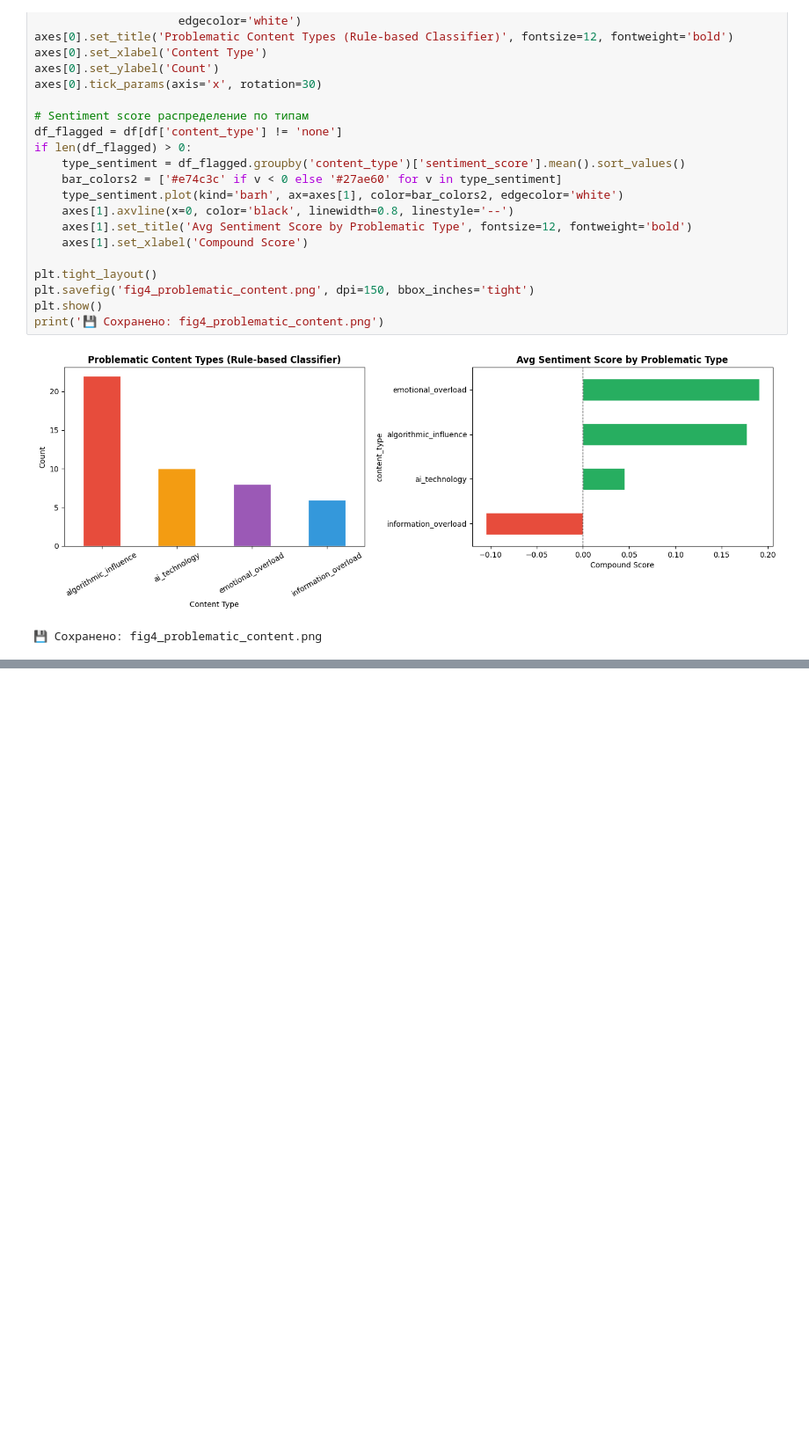
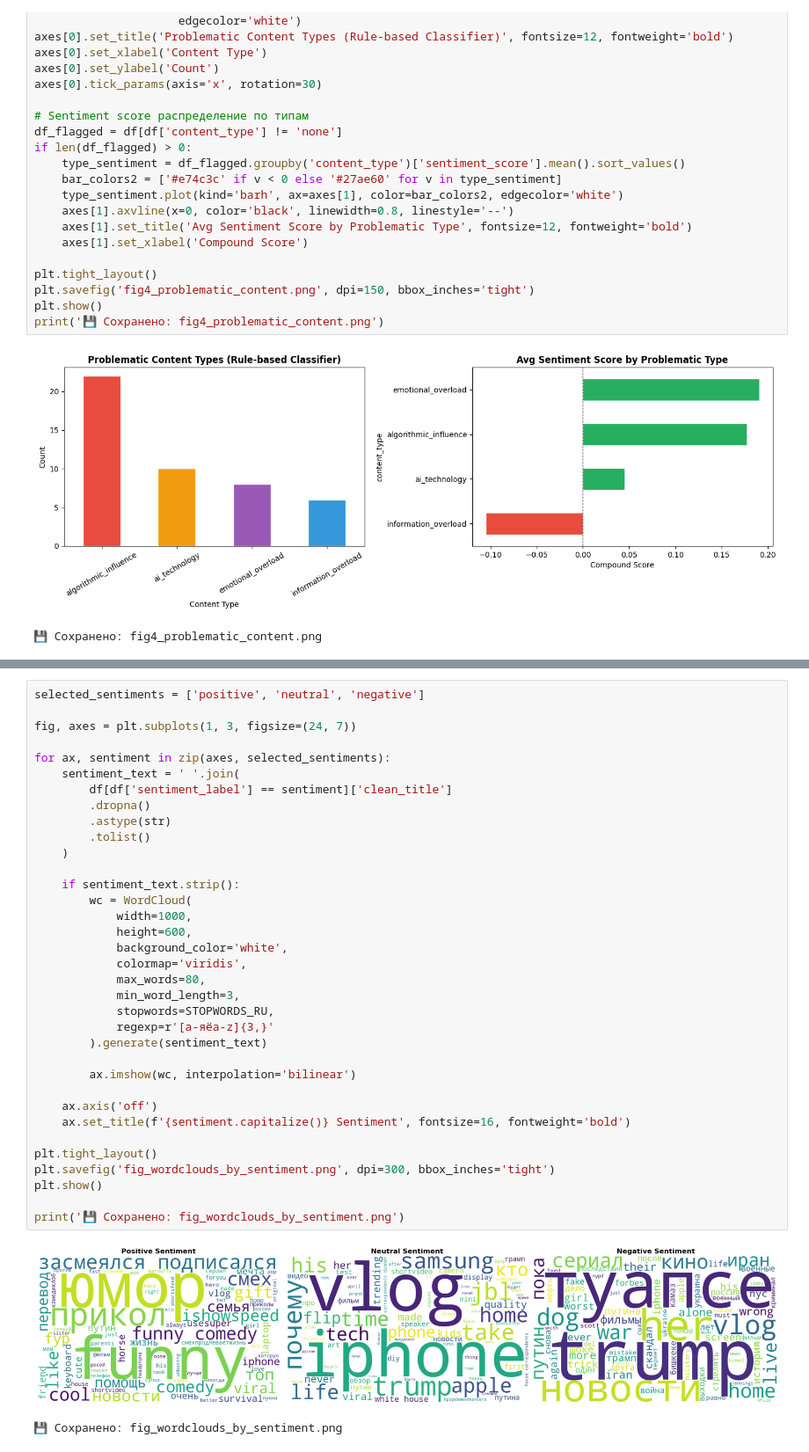
Before and after one commit to KamilaAkhmetova/youtube-ai-project, a Jupyter notebook: main.ipynb, the cells around one changed output, grey strips where cells are left out. Shown at 88% size. Cells and saved outputs as stored; diff of their text form; blank space fills up the shorter version.

```diff
--- a/main.ipynb
+++ b/main.ipynb
@@ -951 +973,39 @@ print('💾 Сохранено: fig5_wordclouds.png')
 💾 Сохранено: fig5_wordclouds.png
+# %%
+selected_sentiments = ['positive', 'neutral', 'negative']
+
+fig, axes = plt.subplots(1, 3, figsize=(24, 7))
+
+for ax, sentiment in zip(axes, selected_sentiments):
+    sentiment_text = ' '.join(
+        df[df['sentiment_label'] == sentiment]['clean_title']
+        .dropna()
+        .astype(str)
+        .tolist()
+    )
+
+    if sentiment_text.strip():
+        wc = WordCloud(
+            width=1000,
+            height=600,
+            background_color='white',
+            colormap='viridis',
+            max_words=80,
+            min_word_length=3,
+            stopwords=STOPWORDS_RU,
+            regexp=r'[а-яёa-z]{3,}'
+        ).generate(sentiment_text)
+
+        ax.imshow(wc, interpolation='bilinear')
+
+    ax.axis('off')
+    ax.set_title(f'{sentiment.capitalize()} Sentiment', fontsize=16, fontweight='bold')
+
+plt.tight_layout()
+plt.savefig('fig_wordclouds_by_sentiment.png', dpi=300, bbox_inches='tight')
+plt.show()
+
+print('💾 Сохранено: fig_wordclouds_by_sentiment.png')
+# %% [output]
+[figure, added]
+💾 Сохранено: fig_wordclouds_by_sentiment.png
```
Also changed, not shown: parts of 2 cells of this notebook, 3 other files.
